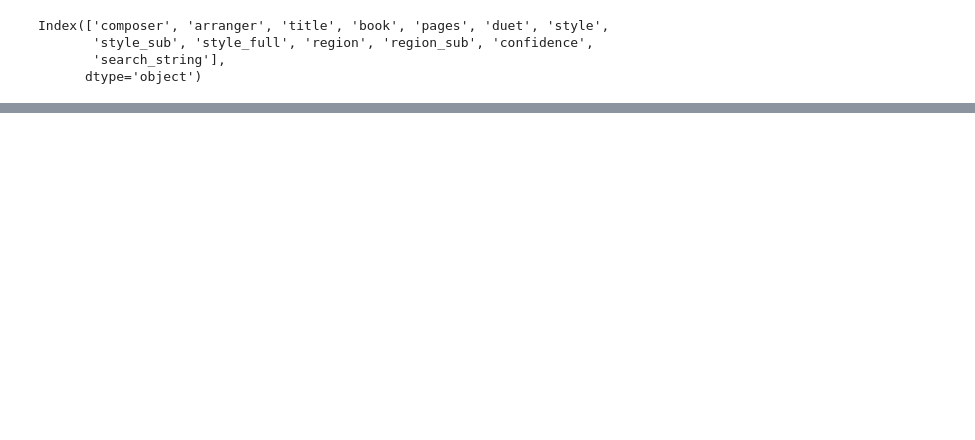
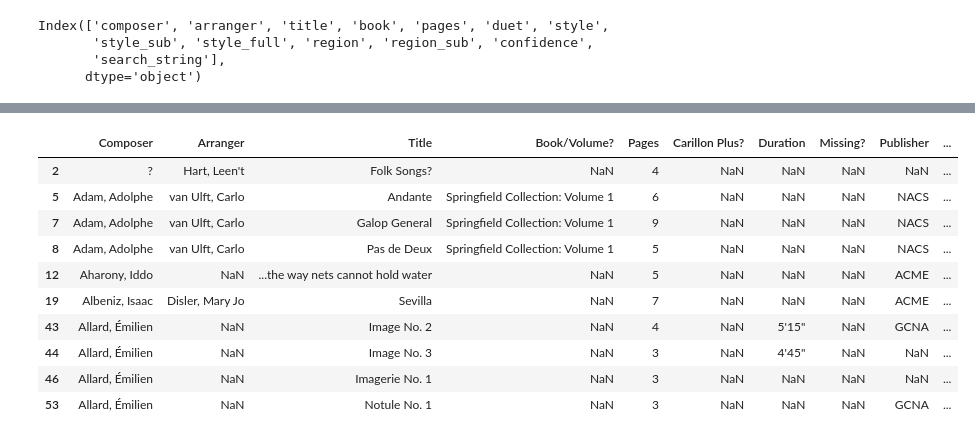
Before and after one commit to atisor73/carillon-library-viz, a Jupyter notebook: 3_postprocess.ipynb, the cells around one changed output, grey strips where cells are left out. Cells and saved outputs as stored; diff of their text form; code cells hidden in the pictures; blank space fills up the shorter version.

```diff
--- a/3_postprocess.ipynb
+++ b/3_postprocess.ipynb
@@ -33,0 +157,14 @@ Index(['composer', 'arranger', 'title', 'book', 'pages', 'duet', 'style',
+# %%
+df_orig.loc[~pd.isna(df_orig['Original?'])].iloc[:10]
+# %% [output]
+|  | Composer | Arranger | Title | Book/Volume? | Pages | Carillon Plus? | Duration | Missing? | Publisher | ... |
+| 2 | ? | Hart, Leen't | Folk Songs? | NaN | 4 | NaN | NaN | NaN | NaN | ... |
+| 5 | Adam, Adolphe | van Ulft, Carlo | Andante | Springfield Collection: Volume 1 | 6 | NaN | NaN | NaN | NACS | ... |
+| 7 | Adam, Adolphe | van Ulft, Carlo | Galop General | Springfield Collection: Volume 1 | 9 | NaN | NaN | NaN | NACS | ... |
+| 8 | Adam, Adolphe | van Ulft, Carlo | Pas de Deux | Springfield Collection: Volume 1 | 5 | NaN | NaN | NaN | NACS | ... |
+| 12 | Aharony, Iddo | NaN | ...the way nets cannot hold water | NaN | 5 | NaN | NaN | NaN | ACME | ... |
+| 19 | Albeniz, Isaac | Disler, Mary Jo | Sevilla | NaN | 7 | NaN | NaN | NaN | ACME | ... |
+| 43 | Allard, Émilien | NaN | Image No. 2 | NaN | 4 | NaN | 5'15" | NaN | GCNA | ... |
+| 44 | Allard, Émilien | NaN | Image No. 3 | NaN | 3 | NaN | 4'45" | NaN | NaN | ... |
+| 46 | Allard, Émilien | NaN | Imagerie No. 1 | NaN | 3 | NaN | NaN | NaN | NaN | ... |
+| 53 | Allard, Émilien | NaN | Notule No. 1 | NaN | 3 | NaN | NaN | NaN | GCNA | ... |
```
Also changed, not shown: parts of 16 cells of this notebook, 3 other files.
